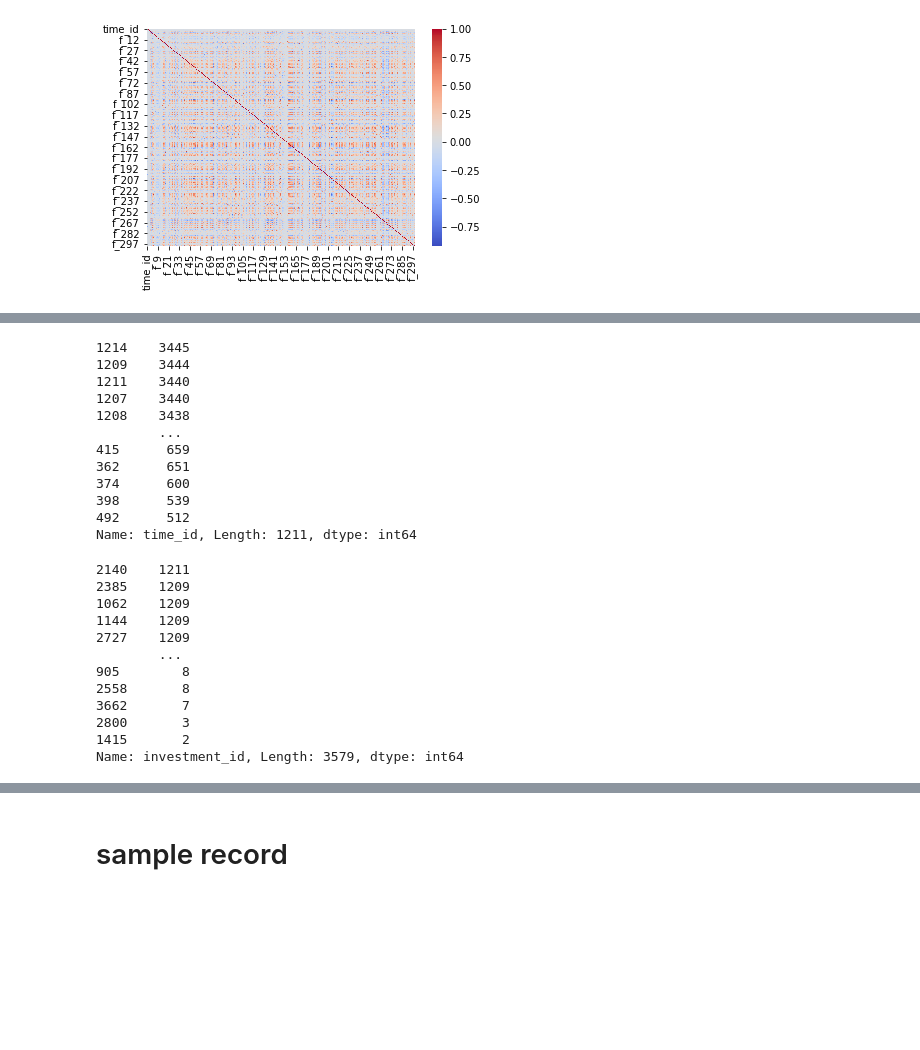
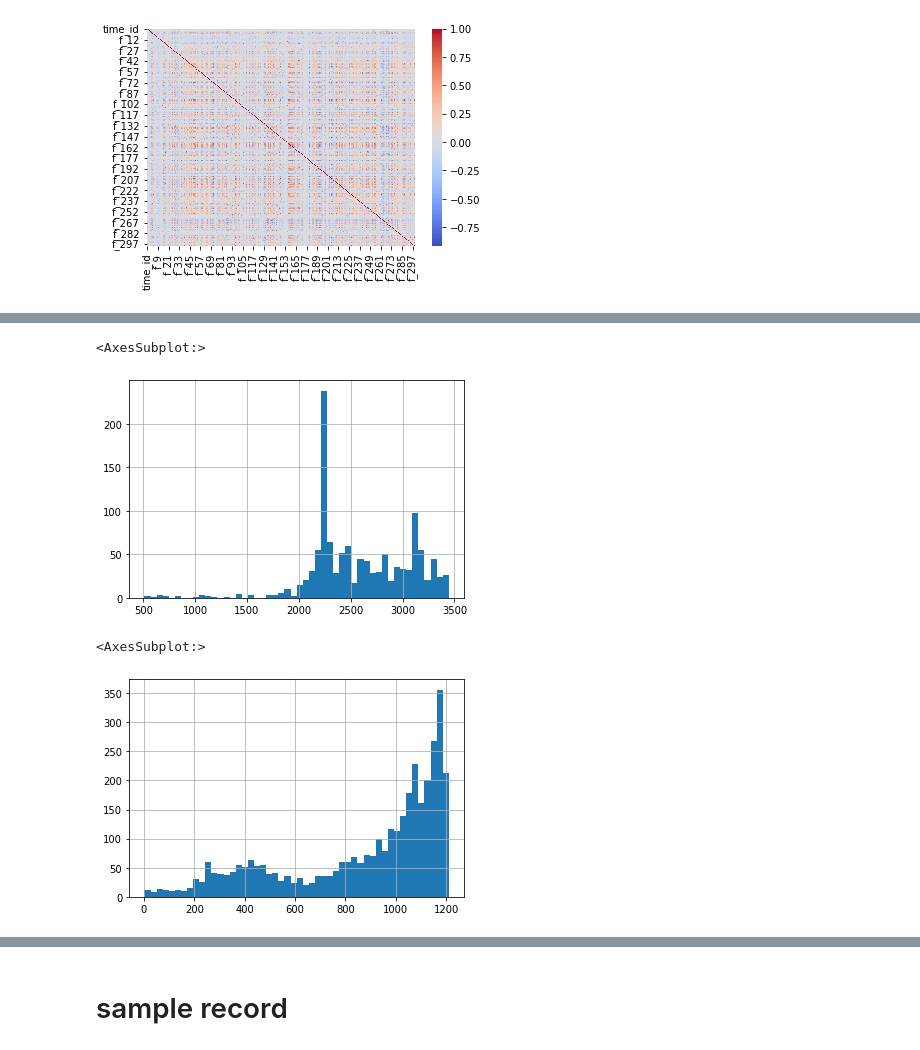
Before and after one commit to nsu1210/Advance-Machine-Learning, a Jupyter notebook: ubiquant-market-prediction-eda.ipynb, the cells around one changed output, grey strips where cells are left out. Saved outputs shown, nothing was run; the diff lists cells and outputs as text; code cells hidden in the pictures; blank space fills up the shorter version.

```diff
--- a/ubiquant-market-prediction-eda.ipynb
+++ b/ubiquant-market-prediction-eda.ipynb
@@ -105,31 +108,11 @@ f_165    -0.074602
 Name: target, Length: 303, dtype: float64
 # %%
-train.time_id.value_counts()
+train.time_id.value_counts().hist(bins = 50)
 # %% [output]
-1214    3445
-1209    3444
-1211    3440
-1207    3440
-1208    3438
-        ...
-415      659
-362      651
-374      600
-398      539
-492      512
-Name: time_id, Length: 1211, dtype: int64
+<AxesSubplot:>
+[figure, added]
 # %%
-train.investment_id.value_counts()
+train.investment_id.value_counts().hist(bins = 50)
 # %% [output]
-2140    1211
-2385    1209
-1062    1209
-1144    1209
-2727    1209
-        ...
-905        8
-2558       8
-3662       7
-2800       3
-1415       2
-Name: investment_id, Length: 3579, dtype: int64
+<AxesSubplot:>
+[figure, added]
```
Also changed, not shown: parts of 27 cells of this notebook.
